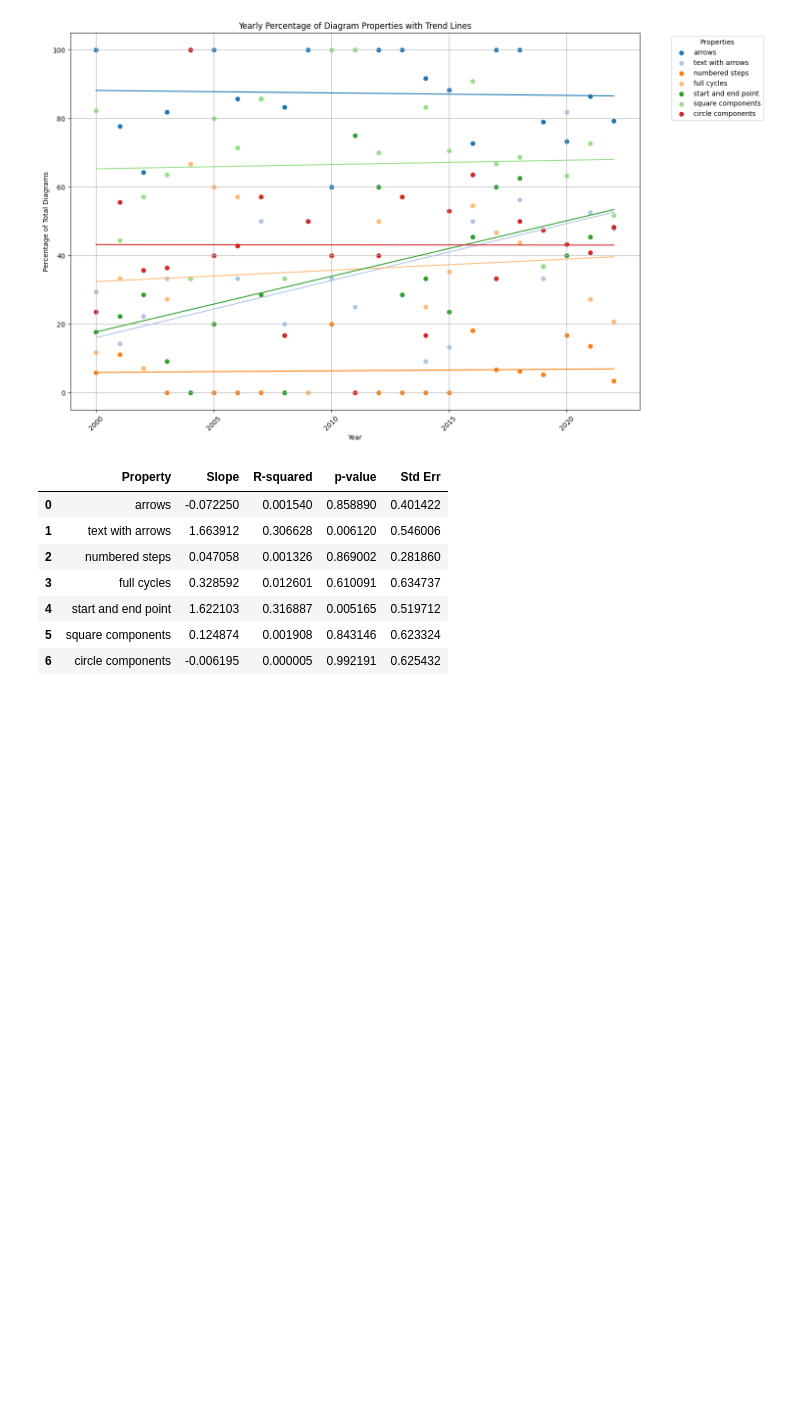
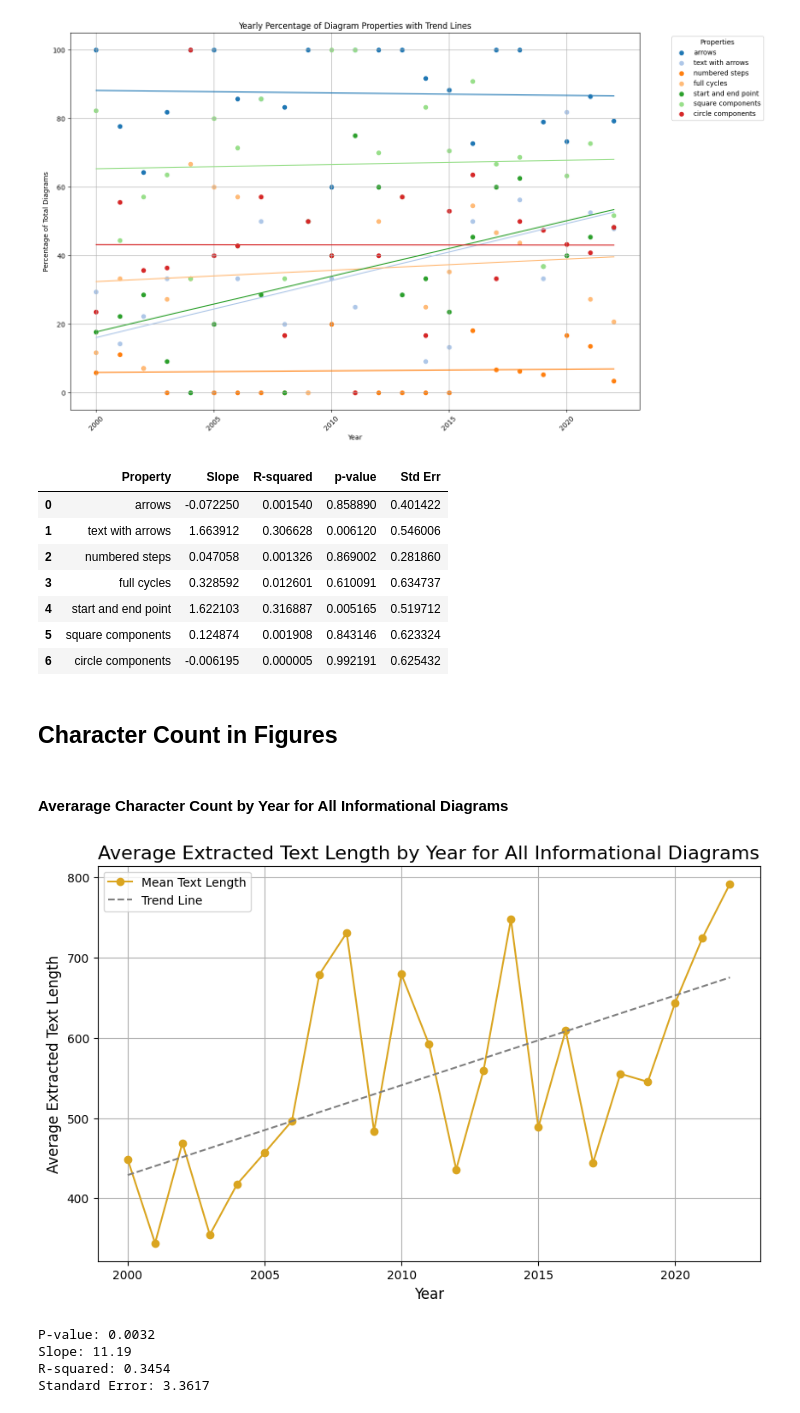
Before and after one commit to polyg314/figure_averaging, a Jupyter notebook: notebooks/data_exploration.ipynb, the cells around one changed output. Saved outputs shown, nothing was run; the diff lists cells and outputs as text; code cells hidden in the pictures; blank space fills up the shorter version.

Commit message:
text extraction and analysis from figures

```diff
--- a/notebooks/data_exploration.ipynb
+++ b/notebooks/data_exploration.ipynb
@@ -535,3 +535,5 @@ plot_diagram_data(percent_data_by_year_and_property)
 | 4 | start and end point | 1.622103 | 0.316887 | 0.005165 | 0.519712 |
 | 5 | square components | 0.124874 | 0.001908 | 0.843146 | 0.623324 |
 | 6 | circle components | -0.006195 | 0.000005 | 0.992191 | 0.625432 |
+# %% [markdown]
+## Character Count in Figures
@@ -537,0 +635,12 @@ plot_diagram_data(percent_data_by_year_and_property)
+# %% [markdown]
+#### Averarage Character Count by Year for All Informational Diagrams
+# %%
+informational_theoretical_subcategories = ["process diagram", "2x2 matrix", "venn diagram", "conceptual diagram", "cycle", "hierarchical diagram"]
+text_character_count_df = aggregate_text_character_counts(base_directory, text_character_counts_path, informational_theoretical_subcategories, years_range)
+get_character_counts_plot(text_character_count_df,'All Informational Diagrams')
+# %% [output]
+[figure, added]
+P-value: 0.0032
+Slope: 11.19
+R-squared: 0.3454
+Standard Error: 3.3617
```
Also changed, not shown: parts of 4 cells of this notebook, 26 other files.
